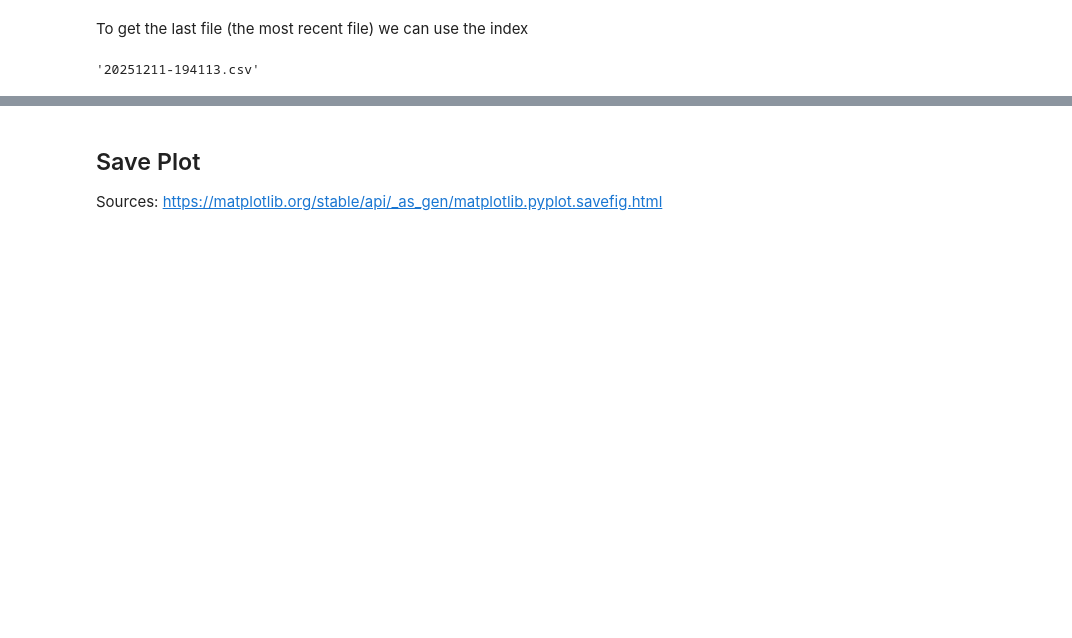
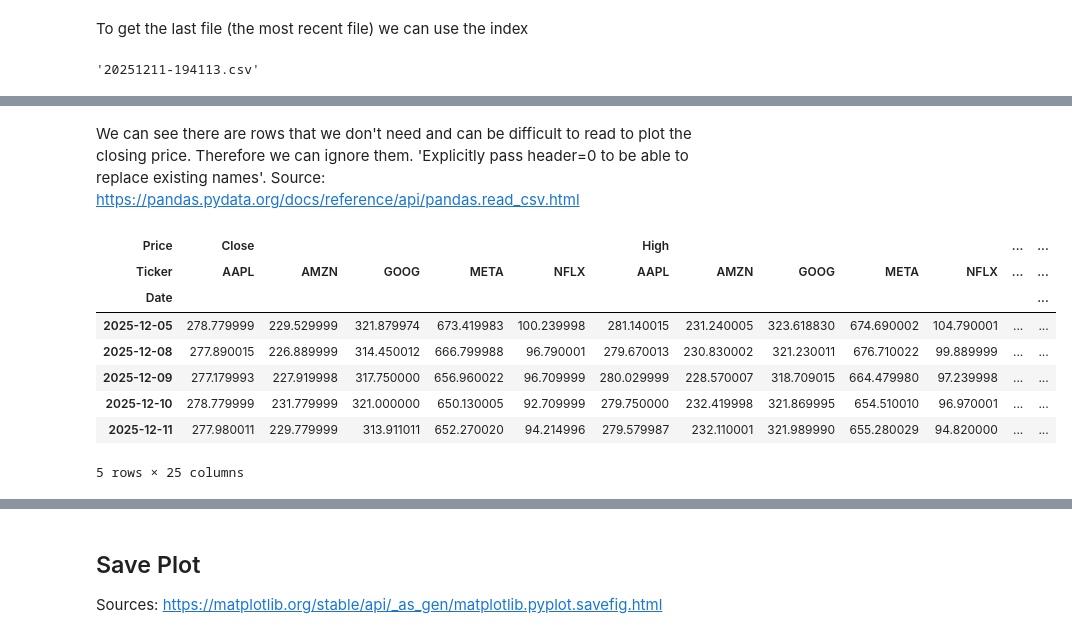
Before and after one commit to tanyasanjuan/computer-infrastructure, a Jupyter notebook: problems.ipynb, the cells around one changed output, grey strips where cells are left out. Saved outputs shown, nothing was run; the diff lists cells and outputs as text; code cells hidden in the pictures; blank space fills up the shorter version.

```diff
--- a/problems.ipynb
+++ b/problems.ipynb
@@ -459,0 +474,20 @@ df['Close'].plot()
+# %% [markdown]
+We can see there are rows that we don't need and can be difficult to read to plot the closing price. Therefore we can ignore them.
+'Explicitly pass header=0 to be able to replace existing names'.
+Source: https://pandas.pydata.org/docs/reference/api/pandas.read_csv.html
+# %%
+# Read the CSV file.
+df = pd.read_csv(f'data/{data_files[0]}', header=[0, 1], index_col=0, parse_dates=True)
+
+# Show.
+df
+# %% [output]
+| Price | Close |  |  |  |  | High |  |  |  |  | ... | ... |
+| Ticker | AAPL | AMZN | GOOG | META | NFLX | AAPL | AMZN | GOOG | META | NFLX | ... | ... |
+| Date |  |  |  |  |  |  |  |  |  |  |  | ... |
+| 2025-12-05 | 278.779999 | 229.529999 | 321.879974 | 673.419983 | 100.239998 | 281.140015 | 231.240005 | 323.618830 | 674.690002 | 104.790001 | ... | ... |
+| 2025-12-08 | 277.890015 | 226.889999 | 314.450012 | 666.799988 | 96.790001 | 279.670013 | 230.830002 | 321.230011 | 676.710022 | 99.889999 | ... | ... |
+| 2025-12-09 | 277.179993 | 227.919998 | 317.750000 | 656.960022 | 96.709999 | 280.029999 | 228.570007 | 318.709015 | 664.479980 | 97.239998 | ... | ... |
+| 2025-12-10 | 278.779999 | 231.779999 | 321.000000 | 650.130005 | 92.709999 | 279.750000 | 232.419998 | 321.869995 | 654.510010 | 96.970001 | ... | ... |
+| 2025-12-11 | 277.980011 | 229.779999 | 313.911011 | 652.270020 | 94.214996 | 279.579987 | 232.110001 | 321.989990 | 655.280029 | 94.820000 | ... | ... |
+5 rows × 25 columns
```
Also changed, not shown: parts of 25 cells of this notebook, 3 other files.
